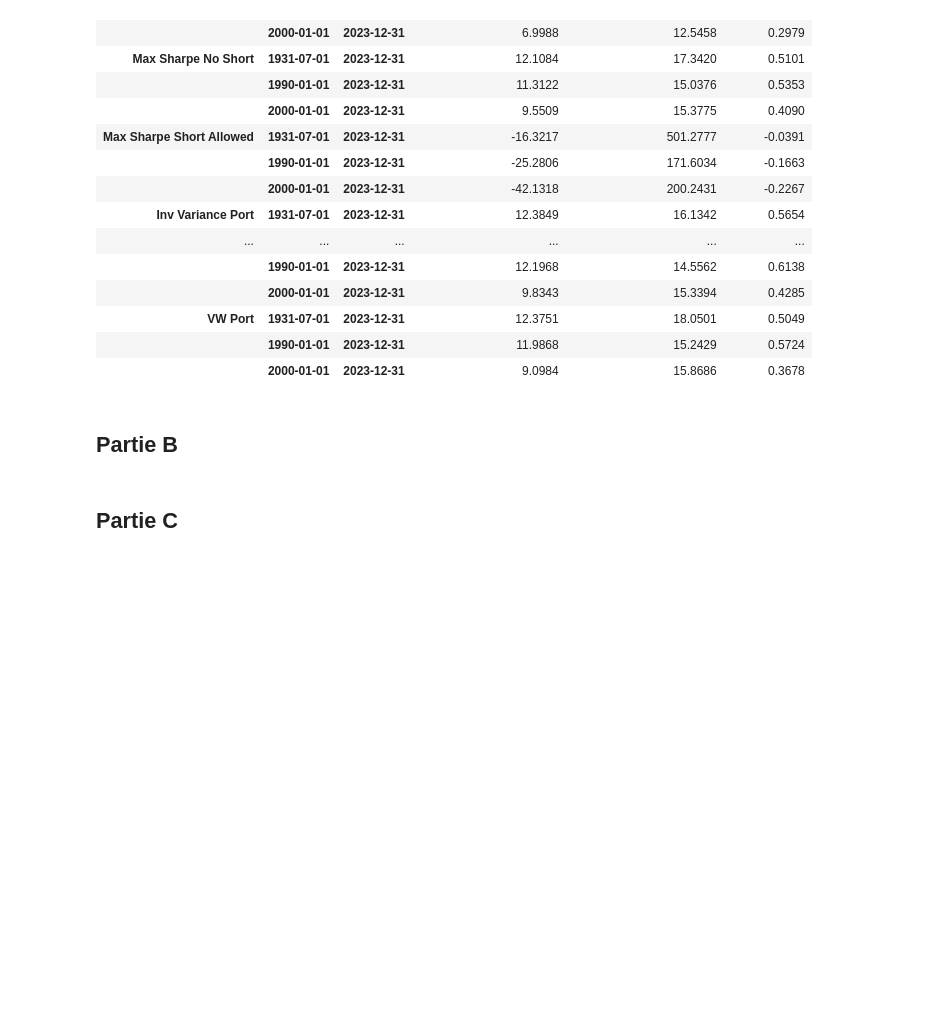
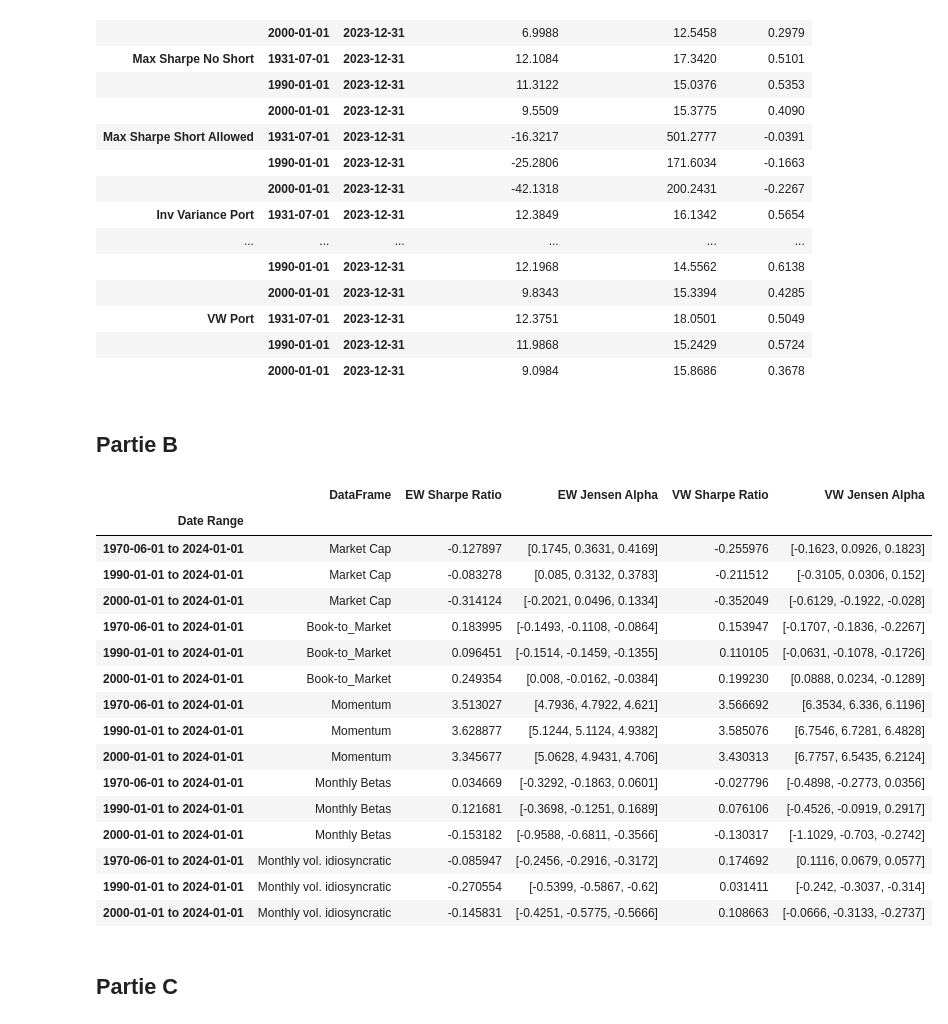
Before and after one commit to ThomasDeConinck/Gestion-de-Portefeuille-Devoir-2, a Jupyter notebook: TP2_File/TP2_notebook.ipynb, the cells around one changed output. Drawn from its saved outputs; the diff is of its cells as text; code cells hidden in the pictures; blank space fills up the shorter version.

```diff
--- a/TP2_File/TP2_notebook.ipynb
+++ b/TP2_File/TP2_notebook.ipynb
@@ -136,2 +169,64 @@ df_48Ind                   = df_48Ind.reindex(df_mom.index)
+# %%
+# Cacluler les betas mensuels avec la fonction calculate_monthly_betas
+df_monthly_betas            = f.calculate_monthly_betas(df_48Ind_daily, df_FF_daily_3factors_aligned, df_48Ind)
+
+# Calculer les volatilités idiosyncratiques mensuelles avec la fonction calculate_monthly_volatility
+df_monthly_vol              = f.calculate_monthly_volatility(df_48Ind_daily, df_FF_daily_3factors_aligned, df_48Ind)
+
+dataframes                  = [market_caps, df_BtoM, df_mom, df_monthly_betas, df_monthly_vol]
+names                       = ['Market Cap', 'Book-to_Market', 'Momentum', 'Monthly Betas', 'Monthly vol. idiosyncratic']
+date_ranges                 = [('1970-06-01', '2024-01-01'), ('1990-01-01', '2024-01-01'), ('2000-01-01', '2024-01-01')]
+
+# Créez un DataFrame vide pour stocker les résultats finaux pour chaque combinaison de DataFrame et de plage de dates
+results_df = pd.DataFrame(columns=['DataFrame', 'Date Range', 'EW Sharpe Ratio', 'EW Jensen Alpha', 'VW Sharpe Ratio', 'VW Jensen Alpha'])
+
+# Itérez sur les DataFrames et les plages de dates pour calculer les ratios de Sharpe et les alpha de Jensen
+for df, name in zip(dataframes, names):
+    for start_date, end_date in date_ranges:
+        # Filtrer le DataFrame pour la plage de dates donnée pour chaque itération
+        df_filtered         = df.loc[start_date:end_date]
+        df_FF_5_filtered    = df_FF_5.loc[start_date:end_date]
+
+        # Calculer le ratio de Sharpe et les alpha de Jensen pour les pondérations EW et VW (les 2 stratégies évaluées)
+        sharpe_ratio_ew, constants_ew = f.get_sharpe_and_constants(df_filtered, df_48Ind, 5, df_FF_daily_3factors_aligned, df_FF_5_filtered, 'ew')
+        sharpe_ratio_vw, constants_vw = f.get_sharpe_and_constants(df_filtered, df_48Ind, 5, df_FF_daily_3factors_aligned, df_FF_5_filtered, 'vw')
+
+        # Arrondir les constantes à 4 décimales pour une meilleure lisibilité
+        constants_ew_rounded= [round(constant, 4) for constant in constants_ew]
+        constants_vw_rounded= [round(constant, 4) for constant in constants_vw]
+
+        # Convertir les constantes en chaînes de caractères pour stockage dans le DataFrame
+        constants_ew_str    = [str(constant) for constant in constants_ew_rounded]
+        constants_vw_str    = [str(constant) for constant in constants_vw_rounded]
+
+        # Ajouter les résultats au DataFrame final
+        results_df          = pd.concat([results_df, pd.DataFrame({'DataFrame': [name],
+                                                        'Date Range': [f"{start_date} to {end_date}"],
+                                                        'EW Sharpe Ratio': [sharpe_ratio_ew],
+                                                        'EW Jensen Alpha': [constants_ew_str],
+                                                        'VW Sharpe Ratio': [sharpe_ratio_vw],
+                                                        'VW Jensen Alpha': [constants_vw_str]})], ignore_index=True)
+
+# Définir les dates comme index du DataFrame final
+results_df.set_index('Date Range', inplace=True)
+results_df
+# %% [output]
+|  | DataFrame | EW Sharpe Ratio | EW Jensen Alpha | VW Sharpe Ratio | VW Jensen Alpha |
+| Date Range |  |  |  |  |  |
+| 1970-06-01 to 2024-01-01 | Market Cap | -0.127897 | [0.1745, 0.3631, 0.4169] | -0.255976 | [-0.1623, 0.0926, 0.1823] |
+| 1990-01-01 to 2024-01-01 | Market Cap | -0.083278 | [0.085, 0.3132, 0.3783] | -0.211512 | [-0.3105, 0.0306, 0.152] |
+| 2000-01-01 to 2024-01-01 | Market Cap | -0.314124 | [-0.2021, 0.0496, 0.1334] | -0.352049 | [-0.6129, -0.1922, -0.028] |
+| 1970-06-01 to 2024-01-01 | Book-to_Market | 0.183995 | [-0.1493, -0.1108, -0.0864] | 0.153947 | [-0.1707, -0.1836, -0.2267] |
+| 1990-01-01 to 2024-01-01 | Book-to_Market | 0.096451 | [-0.1514, -0.1459, -0.1355] | 0.110105 | [-0.0631, -0.1078, -0.1726] |
+| 2000-01-01 to 2024-01-01 | Book-to_Market | 0.249354 | [0.008, -0.0162, -0.0384] | 0.199230 | [0.0888, 0.0234, -0.1289] |
+| 1970-06-01 to 2024-01-01 | Momentum | 3.513027 | [4.7936, 4.7922, 4.621] | 3.566692 | [6.3534, 6.336, 6.1196] |
+| 1990-01-01 to 2024-01-01 | Momentum | 3.628877 | [5.1244, 5.1124, 4.9382] | 3.585076 | [6.7546, 6.7281, 6.4828] |
+| 2000-01-01 to 2024-01-01 | Momentum | 3.345677 | [5.0628, 4.9431, 4.706] | 3.430313 | [6.7757, 6.5435, 6.2124] |
+| 1970-06-01 to 2024-01-01 | Monthly Betas | 0.034669 | [-0.3292, -0.1863, 0.0601] | -0.027796 | [-0.4898, -0.2773, 0.0356] |
+| 1990-01-01 to 2024-01-01 | Monthly Betas | 0.121681 | [-0.3698, -0.1251, 0.1689] | 0.076106 | [-0.4526, -0.0919, 0.2917] |
+| 2000-01-01 to 2024-01-01 | Monthly Betas | -0.153182 | [-0.9588, -0.6811, -0.3566] | -0.130317 | [-1.1029, -0.703, -0.2742] |
+| 1970-06-01 to 2024-01-01 | Monthly vol. idiosyncratic | -0.085947 | [-0.2456, -0.2916, -0.3172] | 0.174692 | [0.1116, 0.0679, 0.0577] |
+| 1990-01-01 to 2024-01-01 | Monthly vol. idiosyncratic | -0.270554 | [-0.5399, -0.5867, -0.62] | 0.031411 | [-0.242, -0.3037, -0.314] |
+| 2000-01-01 to 2024-01-01 | Monthly vol. idiosyncratic | -0.145831 | [-0.4251, -0.5775, -0.5666] | 0.108663 | [-0.0666, -0.3133, -0.2737] |
 # %% [markdown]
 ## Partie C
```
Also changed, not shown: parts of 7 cells of this notebook, 1 other file.
